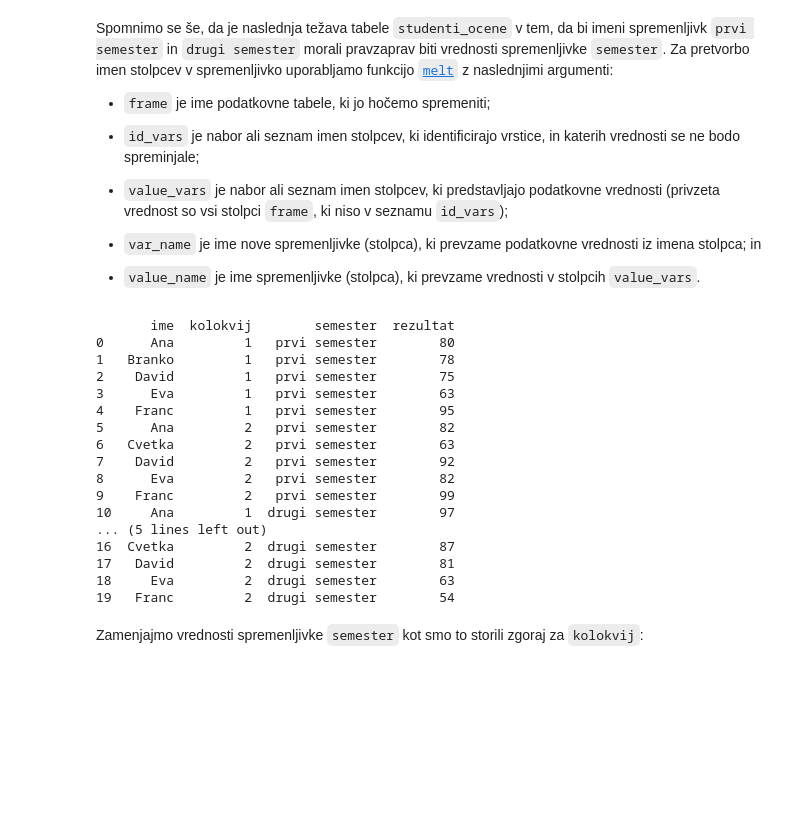
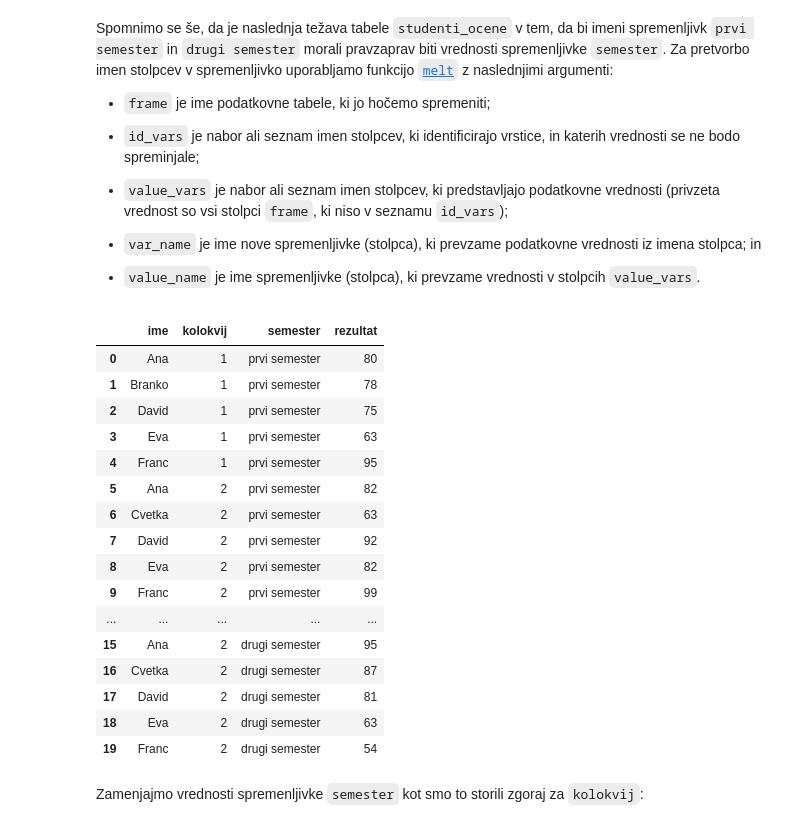
Before and after one commit to ljupco-todorovski/papvp, a Jupyter notebook: _sources/uvoz-urejanje-sql.ipynb, the cells around one changed output. Saved outputs shown, nothing was run; the diff lists cells and outputs as text; code cells hidden in the pictures; blank space fills up the shorter version.

```diff
--- a/_sources/uvoz-urejanje-sql.ipynb
+++ b/_sources/uvoz-urejanje-sql.ipynb
@@ -236,29 +234,29 @@ Spomnimo se še, da je naslednja težava tabele `studenti_ocene` v tem, da bi im
 # %%
 studenti_ocene = studenti_ocene.melt(
     id_vars = ["ime", "kolokvij"],
     value_vars = ["prvi semester", "drugi semester"],
     var_name = "semester",
     value_name = "rezultat"
 )
-print(studenti_ocene)
+studenti_ocene
 # %% [output]
-       ime  kolokvij        semester  rezultat
-0      Ana         1   prvi semester        80
-1   Branko         1   prvi semester        78
-2    David         1   prvi semester        75
-3      Eva         1   prvi semester        63
-4    Franc         1   prvi semester        95
-5      Ana         2   prvi semester        82
-6   Cvetka         2   prvi semester        63
-7    David         2   prvi semester        92
-8      Eva         2   prvi semester        82
-9    Franc         2   prvi semester        99
-10     Ana         1  drugi semester        97
-... (5 lines left out)
-16  Cvetka         2  drugi semester        87
-17   David         2  drugi semester        81
-18     Eva         2  drugi semester        63
-19   Franc         2  drugi semester        54
+|  | ime | kolokvij | semester | rezultat |
+| 0 | Ana | 1 | prvi semester | 80 |
+| 1 | Branko | 1 | prvi semester | 78 |
+| 2 | David | 1 | prvi semester | 75 |
+| 3 | Eva | 1 | prvi semester | 63 |
+| 4 | Franc | 1 | prvi semester | 95 |
+| 5 | Ana | 2 | prvi semester | 82 |
+| 6 | Cvetka | 2 | prvi semester | 63 |
+| 7 | David | 2 | prvi semester | 92 |
+| 8 | Eva | 2 | prvi semester | 82 |
+| 9 | Franc | 2 | prvi semester | 99 |
+| ... | ... | ... | ... | ... |
+| 15 | Ana | 2 | drugi semester | 95 |
+| 16 | Cvetka | 2 | drugi semester | 87 |
+| 17 | David | 2 | drugi semester | 81 |
+| 18 | Eva | 2 | drugi semester | 63 |
+| 19 | Franc | 2 | drugi semester | 54 |
 # %% [markdown]
 Zamenjajmo vrednosti spremenljivke `semester` kot smo to storili zgoraj za `kolokvij`:
 # %%
```
Also changed, not shown: parts of 28 cells of this notebook, 3 other files.
